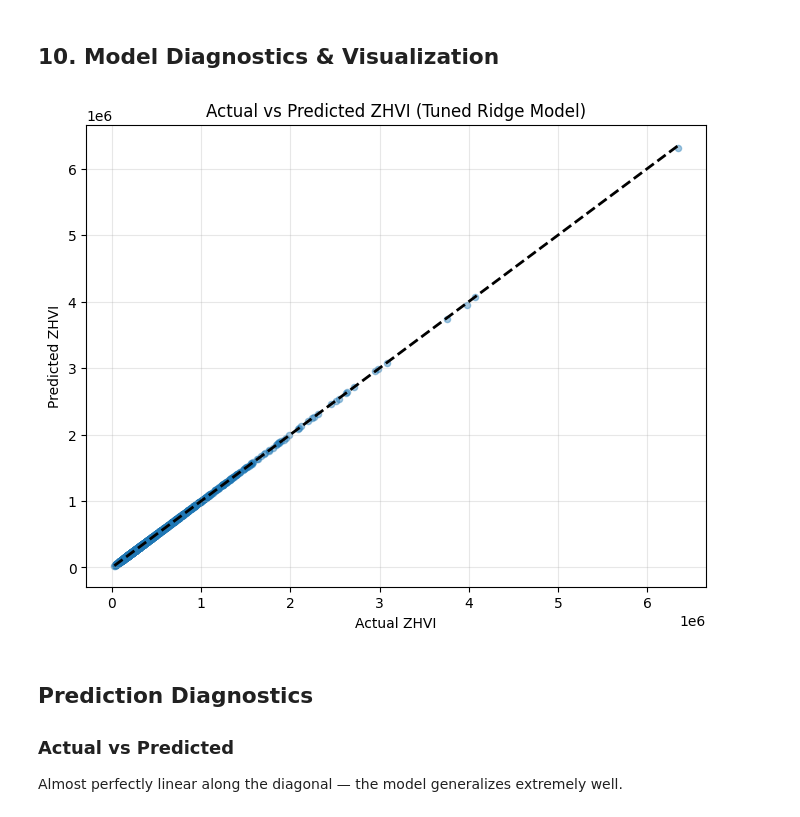
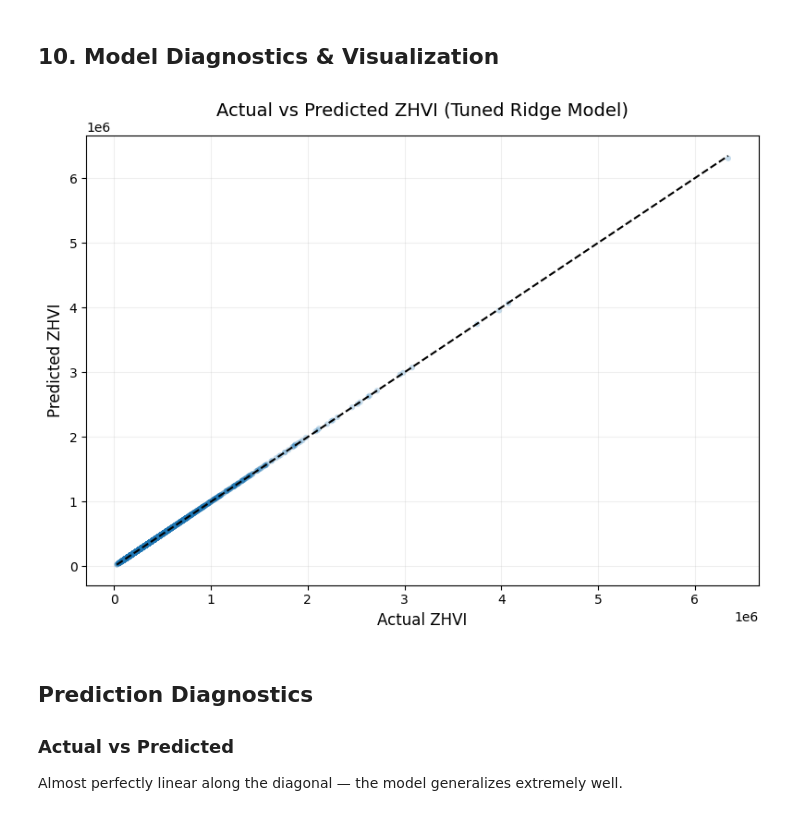
Before and after one commit to alinakhodotovych2022/Project2-housing-price-ml, a Jupyter notebook: Project2_housing_price_ml.ipynb, the cells around one changed output. Drawn from its saved outputs; the diff is of its cells as text; code cells hidden in the pictures.

```diff
--- a/Project2_housing_price_ml.ipynb
+++ b/Project2_housing_price_ml.ipynb
@@ -643,18 +666,39 @@ The errors are extremely low relative to ZHVI values (which range from $50k to $
 # %%
 # STEP 18: Actual vs Predicted scatter plot
 
 plt.figure(figsize=(8, 6))
-plt.scatter(y_test, final_preds, alpha=0.4, s=20)
-plt.plot([y_test.min(), y_test.max()], [y_test.min(), y_test.max()],
-         "k--", linewidth=2)  # diagonal
 
-plt.title("Actual vs Predicted ZHVI (Tuned Ridge Model)")
-plt.xlabel("Actual ZHVI")
-plt.ylabel("Predicted ZHVI")
-plt.grid(alpha=0.3)
+# Scatter plot with transparency
+plt.scatter(
+    y_test,
+    final_preds,
+    alpha=0.25,
+    s=20,
+    color="#1f77b4",   # professional blue tone
+    edgecolor="none"
+)
+
+# Diagonal reference line
+plt.plot(
+    [y_test.min(), y_test.max()],
+    [y_test.min(), y_test.max()],
+    color="black",
+    linestyle="--",
+    linewidth=1.5
+)
+
+# Titles and labels
+plt.title("Actual vs Predicted ZHVI (Tuned Ridge Model)", fontsize=14, pad=15)
+plt.xlabel("Actual ZHVI", fontsize=12)
+plt.ylabel("Predicted ZHVI", fontsize=12)
+
+# Light grid (business-style)
+plt.grid(alpha=0.2)
+
+plt.tight_layout()
 plt.show()
 # %% [output]
-[figure, old version]
+[figure, new version]
 # %% [markdown]
 ## Prediction Diagnostics
 
```
Also changed, not shown: parts of 3 cells of this notebook.
